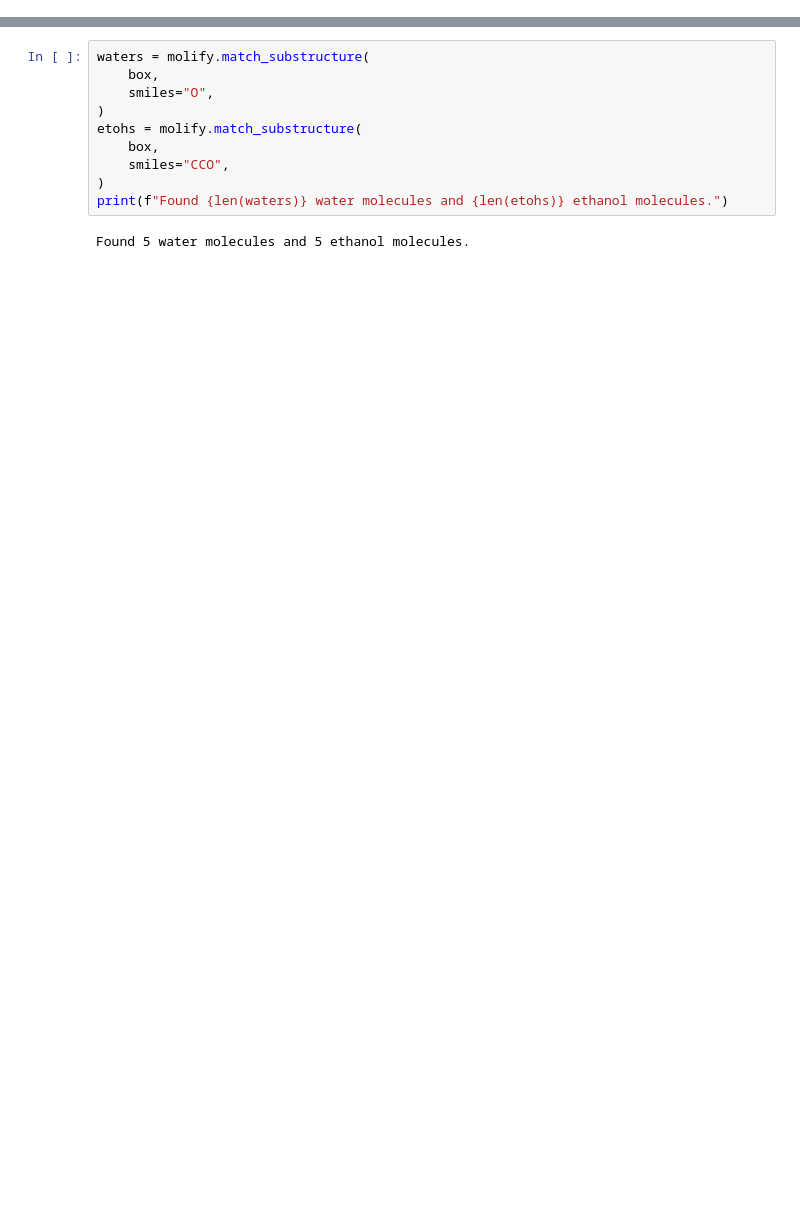
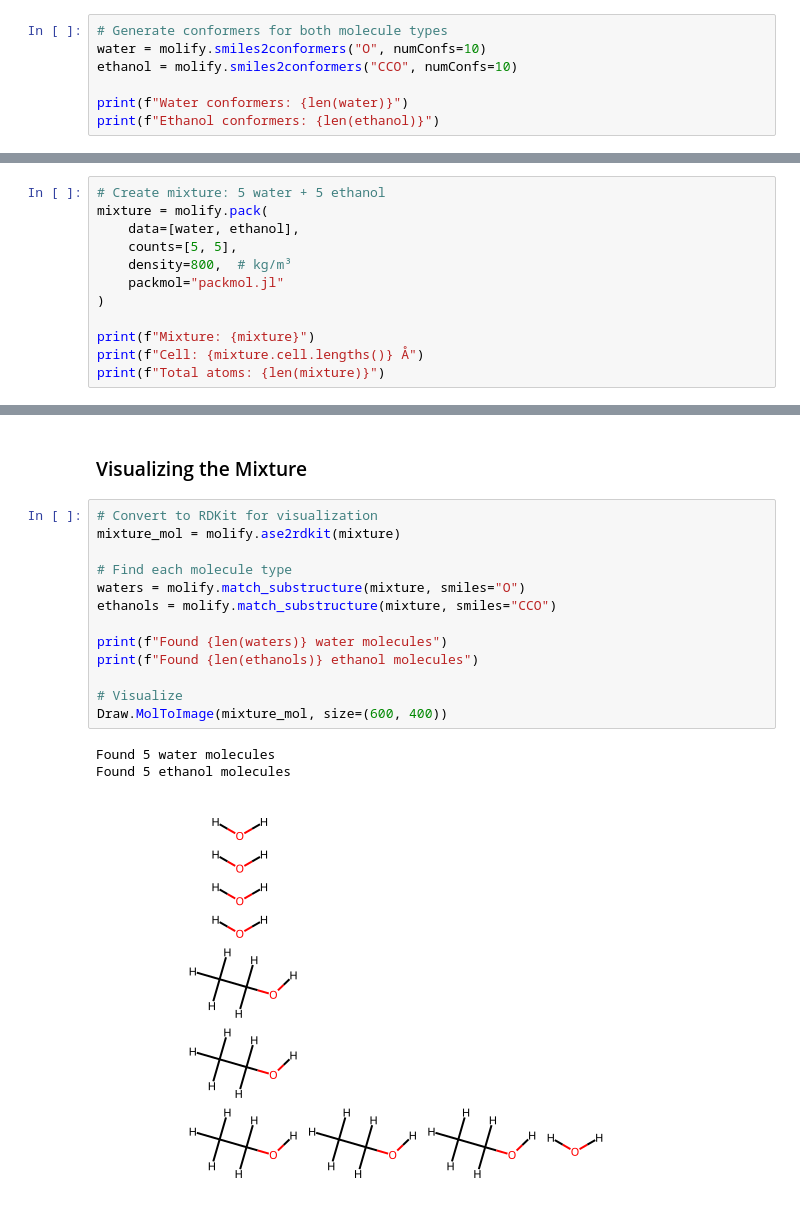
Before and after one commit to zincware/rdkit2ase, a Jupyter notebook: docs/source/packmol_tools.ipynb, the cells around one changed output, grey strips where cells are left out. Saved outputs shown, nothing was run; the diff lists cells and outputs as text; blank space fills up the shorter version.

```diff
--- a/docs/source/packmol_tools.ipynb
+++ b/docs/source/packmol_tools.ipynb
@@ -25,0 +95,7 @@ You can utilize all other features here as well.
+# %%
+# Generate conformers for both molecule types
+water = molify.smiles2conformers("O", numConfs=10)
+ethanol = molify.smiles2conformers("CCO", numConfs=10)
+
+print(f"Water conformers: {len(water)}")
+print(f"Ethanol conformers: {len(ethanol)}")
@@ -25,0 +105,12 @@ You can utilize all other features here as well.
+# %%
+# Create mixture: 5 water + 5 ethanol
+mixture = molify.pack(
+    data=[water, ethanol],
+    counts=[5, 5],
+    density=800,  # kg/m³
+    packmol="packmol.jl"
+)
+
+print(f"Mixture: {mixture}")
+print(f"Cell: {mixture.cell.lengths()} Å")
+print(f"Total atoms: {len(mixture)}")
@@ -26,12 +121,19 @@ You can utilize all other features here as well.
+# %% [markdown]
+### Visualizing the Mixture
 # %%
-waters = molify.match_substructure(
-    box,
-    smiles="O",
-)
-etohs = molify.match_substructure(
-    box,
-    smiles="CCO",
-)
-print(f"Found {len(waters)} water molecules and {len(etohs)} ethanol molecules.")
+# Convert to RDKit for visualization
+mixture_mol = molify.ase2rdkit(mixture)
+
+# Find each molecule type
+waters = molify.match_substructure(mixture, smiles="O")
+ethanols = molify.match_substructure(mixture, smiles="CCO")
+
+print(f"Found {len(waters)} water molecules")
+print(f"Found {len(ethanols)} ethanol molecules")
+
+# Visualize
+Draw.MolToImage(mixture_mol, size=(600, 400))
 # %% [output]
-Found 5 water molecules and 5 ethanol molecules.
+Found 5 water molecules
+Found 5 ethanol molecules
+[figure, added]
```
Also changed, not shown: parts of 24 cells of this notebook, 8 other files.
